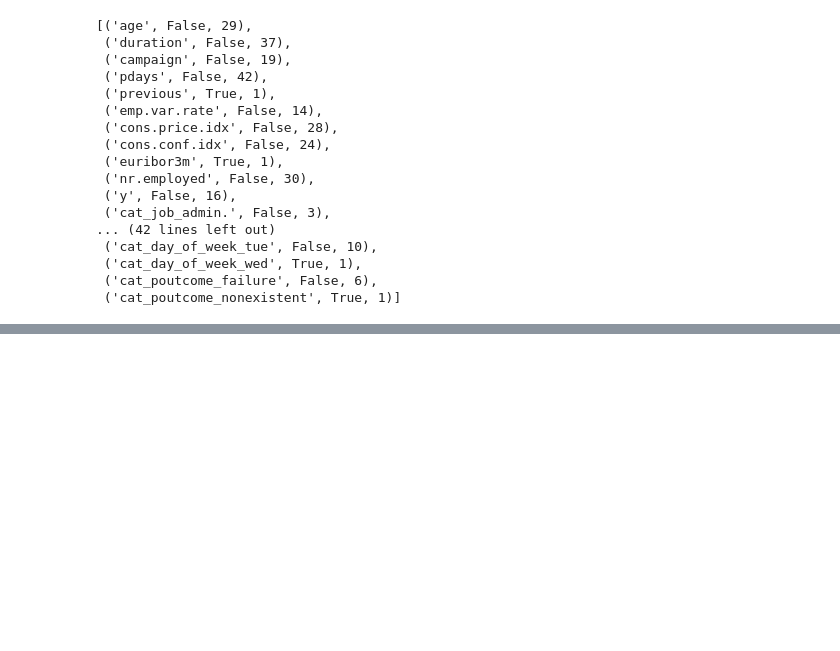
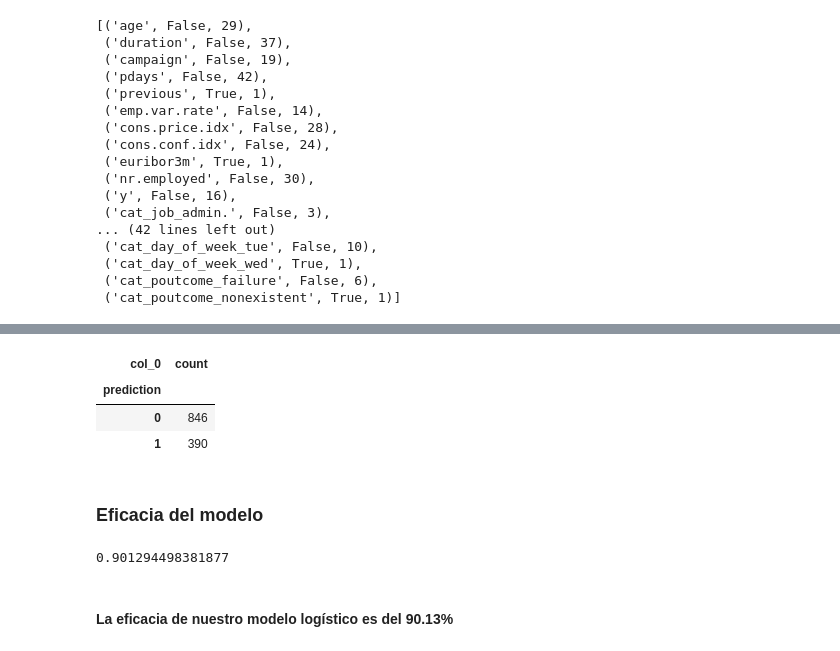
Before and after one commit to ososuna/logistic-regression, a Jupyter notebook: notebooks/LogisticRegression.ipynb, the cells around one changed output, grey strips where cells are left out. Drawn from its saved outputs; the diff is of its cells as text; code cells hidden in the pictures; blank space fills up the shorter version.

```diff
--- a/notebooks/LogisticRegression.ipynb
+++ b/notebooks/LogisticRegression.ipynb
@@ -336,0 +451,9 @@ Y = bank_data['y']
+# %%
+pd.crosstab(prob_df.prediction, columns='count')
+# %% [output]
+| col_0 | count |
+| prediction |  |
+| 0 | 846 |
+| 1 | 390 |
+# %% [markdown]
+### Eficacia del modelo
@@ -336,0 +462,6 @@ Y = bank_data['y']
+# %%
+metrics.accuracy_score(Y_test, prediction)
+# %% [output]
+0.901294498381877
+# %% [markdown]
+#### La eficacia de nuestro modelo logístico es del 90.13%
```
Also changed, not shown: parts of 24 cells of this notebook.
